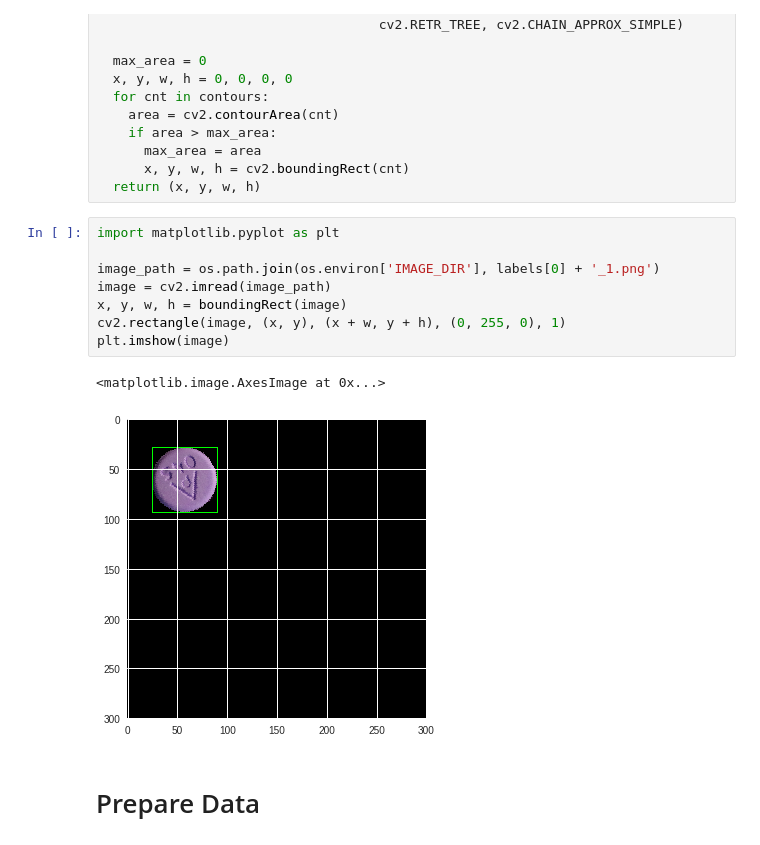
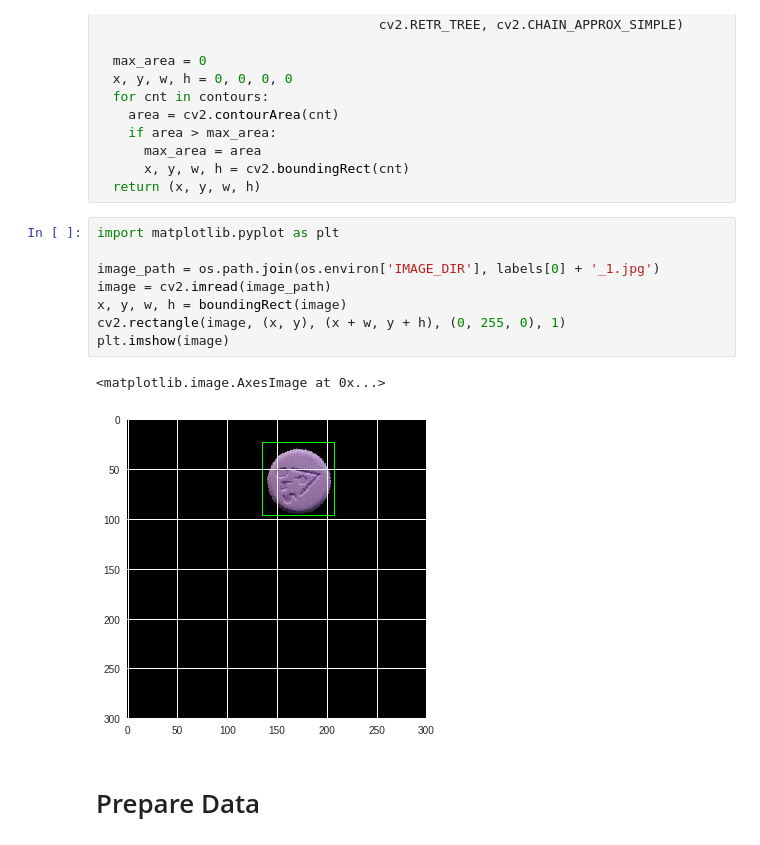
Before and after one commit to codingpotato/pill-detection, a Jupyter notebook: pill_detection.ipynb, the cells around one changed output. Cells and saved outputs as stored; diff of their text form.

Commit message:
Change image format to jpg

```diff
--- a/pill_detection.ipynb
+++ b/pill_detection.ipynb
@@ -160,14 +160,14 @@ def boundingRect(image):
 # %%
 import matplotlib.pyplot as plt
 
-image_path = os.path.join(os.environ['IMAGE_DIR'], labels[0] + '_1.png')
+image_path = os.path.join(os.environ['IMAGE_DIR'], labels[0] + '_1.jpg')
 image = cv2.imread(image_path)
 x, y, w, h = boundingRect(image)
 cv2.rectangle(image, (x, y), (x + w, y + h), (0, 255, 0), 1)
 plt.imshow(image)
 # %% [output]
 <matplotlib.image.AxesImage at 0x...>
-[figure, old version]
+[figure, new version]
 # %% [markdown]
 # Prepare Data
 # %% [markdown]
```
Also changed, not shown: parts of 16 cells of this notebook.
